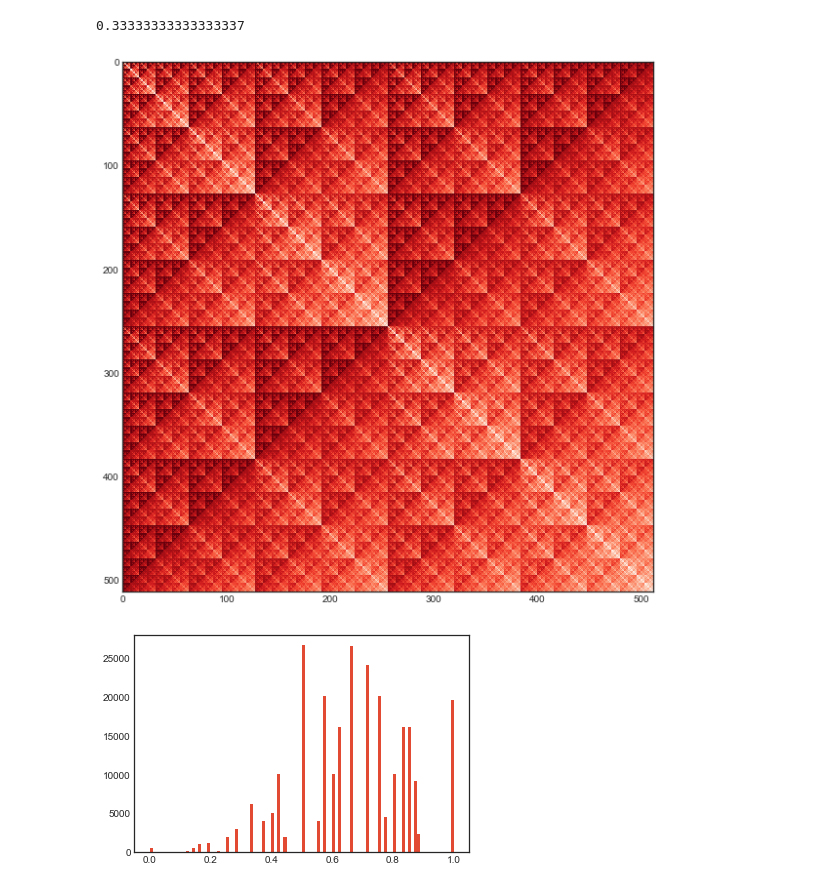
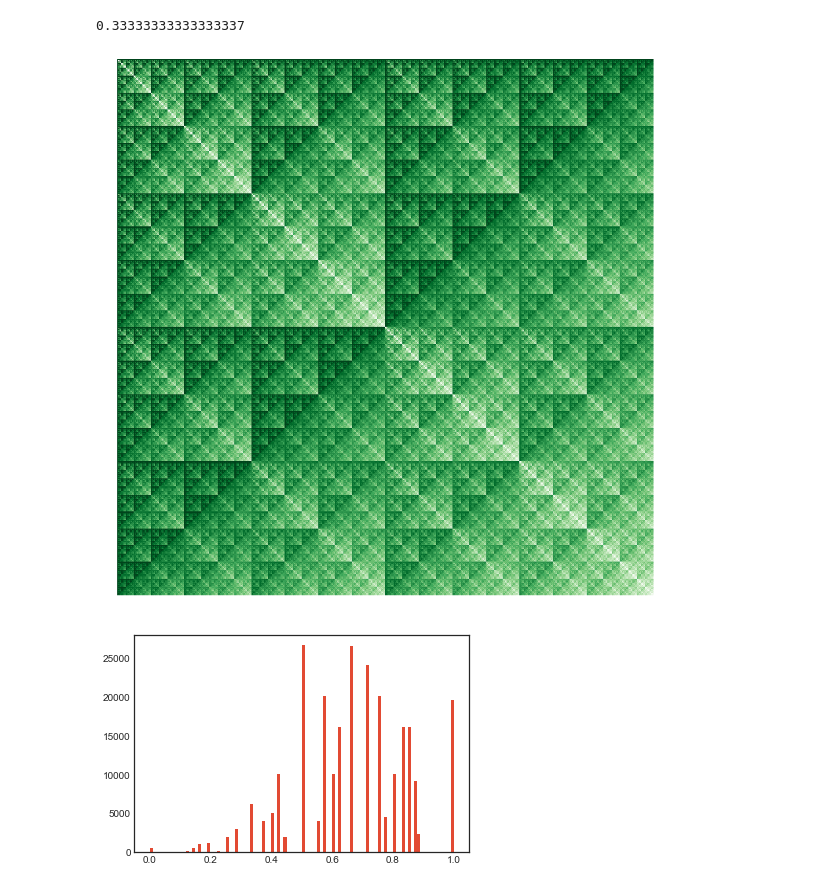
Before and after one commit to remilepriol/bitstring-knitting, a Jupyter notebook: distance_patterns.ipynb, the cells around one changed output. Saved outputs shown, nothing was run; the diff lists cells and outputs as text; code cells hidden in the pictures.

Commit message:
Color in green and remove axis

```diff
--- a/distance_patterns.ipynb
+++ b/distance_patterns.ipynb
@@ -149,10 +149,13 @@ jaccard(6,7)
 array_jaccard= jaccard(X,Y)
 # %%
 plt.figure(figsize=(10,10))
-plt.imshow(array_jaccard,cmap='Reds',interpolation='nearest')
+plt.imshow(array_jaccard,cmap='Greens',interpolation='nearest')
+plt.axis('off')
+plt.tight_layout()
+plt.savefig("images/jaccard.png")
 plt.savefig("images/jaccard.pdf")
 # %% [output]
-[figure, old version]
+[figure, new version]
 # %%
 plt.hist(array_jaccard.flatten(),100)
 pass
```
Also changed, not shown: parts of 3 cells of this notebook, 6 other files.
